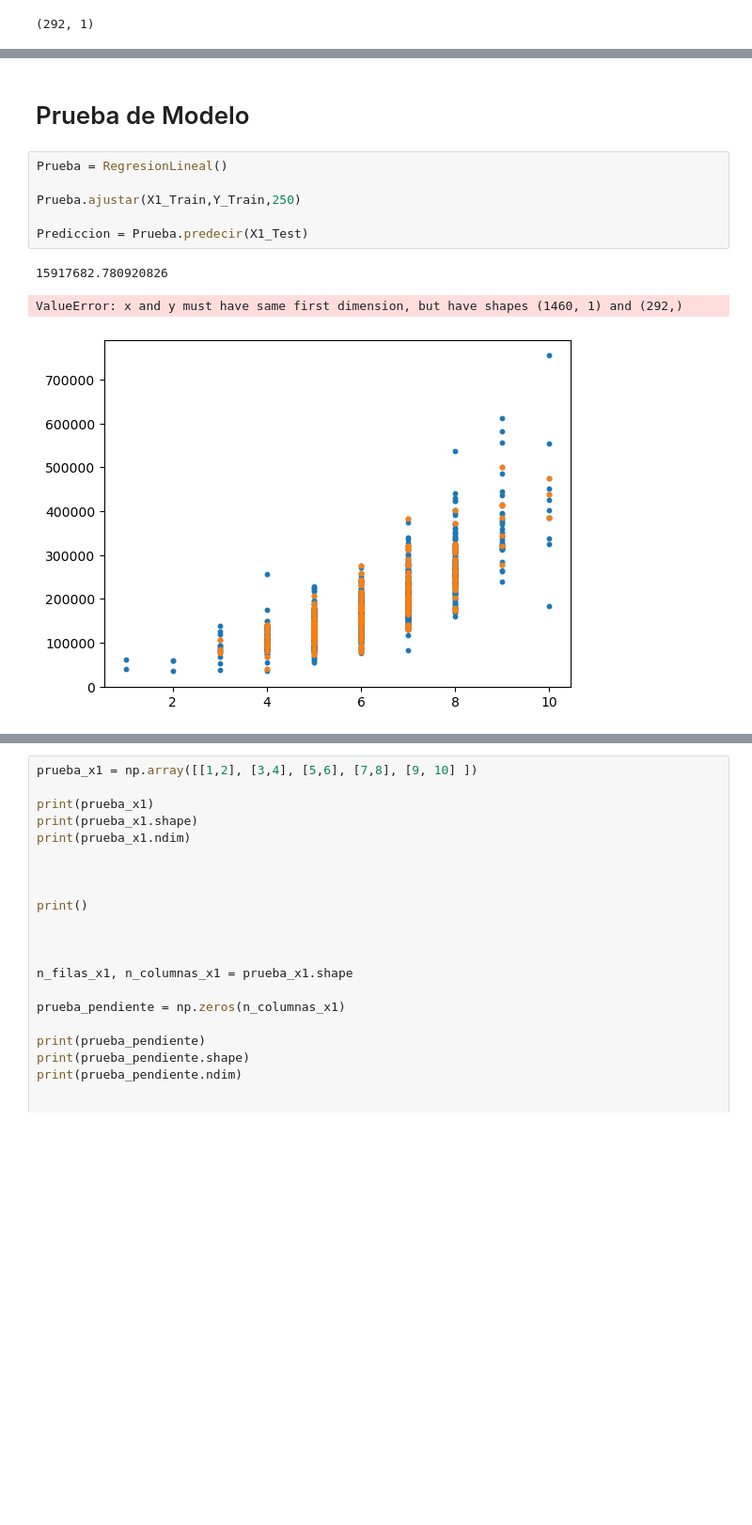
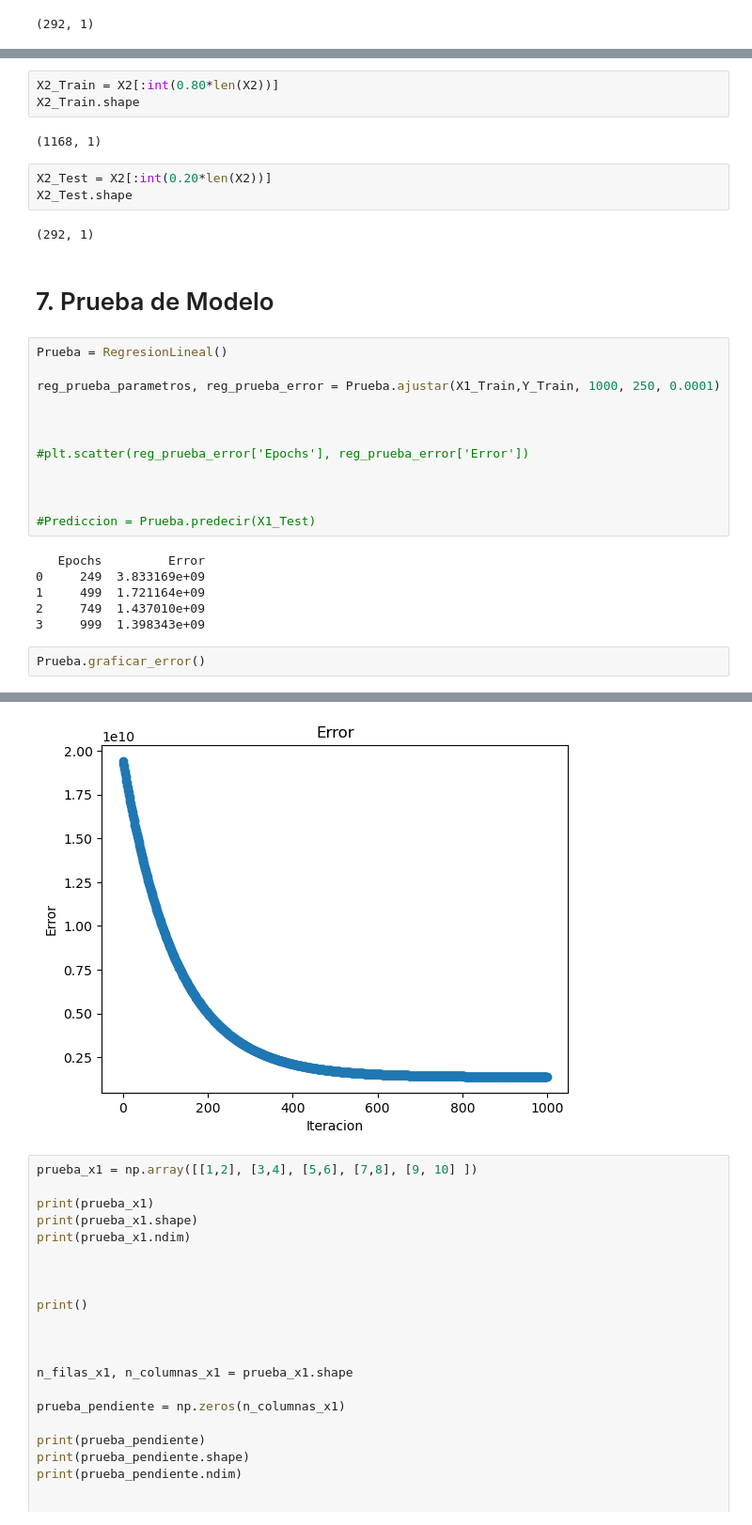
Before and after one commit to carlosriverayong/DS_Homeworks, a Jupyter notebook: Proyecto_RegresionLineal/Proyecto_Regresion.ipynb, the cells around one changed output, grey strips where cells are left out. Shown: that part at 94% size. Cells and saved outputs as stored; diff of their text form; blank space fills up the shorter version.

```diff
--- a/Proyecto_RegresionLineal/Proyecto_Regresion.ipynb
+++ b/Proyecto_RegresionLineal/Proyecto_Regresion.ipynb
@@ -279,12 +318,33 @@ X2 = X2.reshape(1460,1)
+# %%
+X2_Train = X2[:int(0.80*len(X2))]
+X2_Train.shape
+# %% [output]
+(1168, 1)
+# %%
+X2_Test = X2[:int(0.20*len(X2))]
+X2_Test.shape
+# %% [output]
+(292, 1)
 # %% [markdown]
-# Prueba de Modelo
+# 7. Prueba de Modelo
 # %%
 Prueba = RegresionLineal()
 
-Prueba.ajustar(X1_Train,Y_Train,250)
+reg_prueba_parametros, reg_prueba_error = Prueba.ajustar(X1_Train,Y_Train, 1000, 250, 0.0001)
 
-Prediccion = Prueba.predecir(X1_Test)
+
+
+#plt.scatter(reg_prueba_error['Epochs'], reg_prueba_error['Error'])
+
+
+
+#Prediccion = Prueba.predecir(X1_Test)
 # %% [output]
-15917682.780920826
+   Epochs         Error
+0     249  3.833169e+09
+1     499  1.721164e+09
+2     749  1.437010e+09
+3     999  1.398343e+09
-ValueError: x and y must have same first dimension, but have shapes (1460, 1) and (292,)
-[figure, removed]
+# %%
+Prueba.graficar_error()
+# %% [output]
@@ -291,3 +352,4 @@ ValueError: x and y must have same first dimension, but have shapes (1460, 1) an
+[figure, added]
 # %%
 prueba_x1 = np.array([[1,2], [3,4], [5,6], [7,8], [9, 10] ])
 
```
Also changed, not shown: parts of 26 cells of this notebook.
